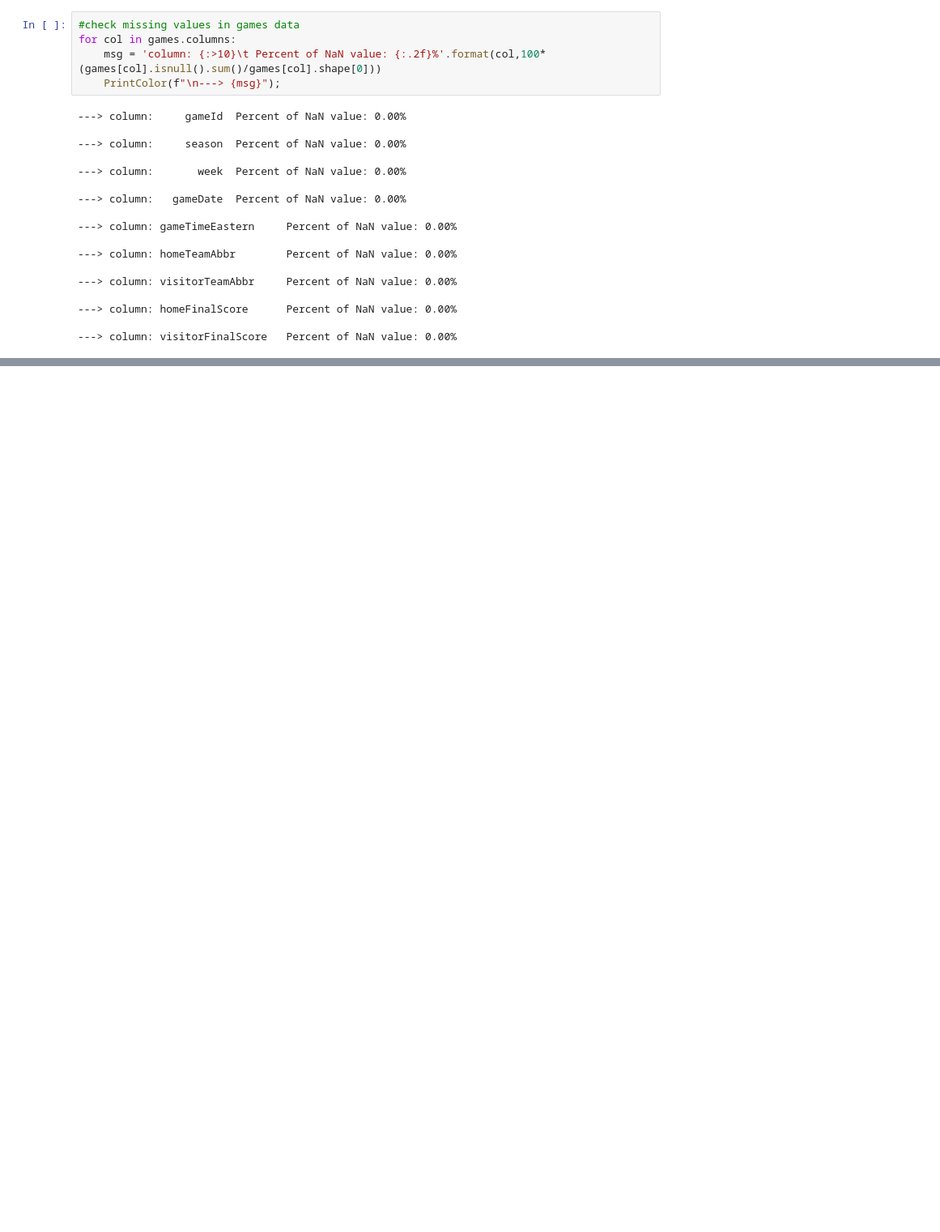
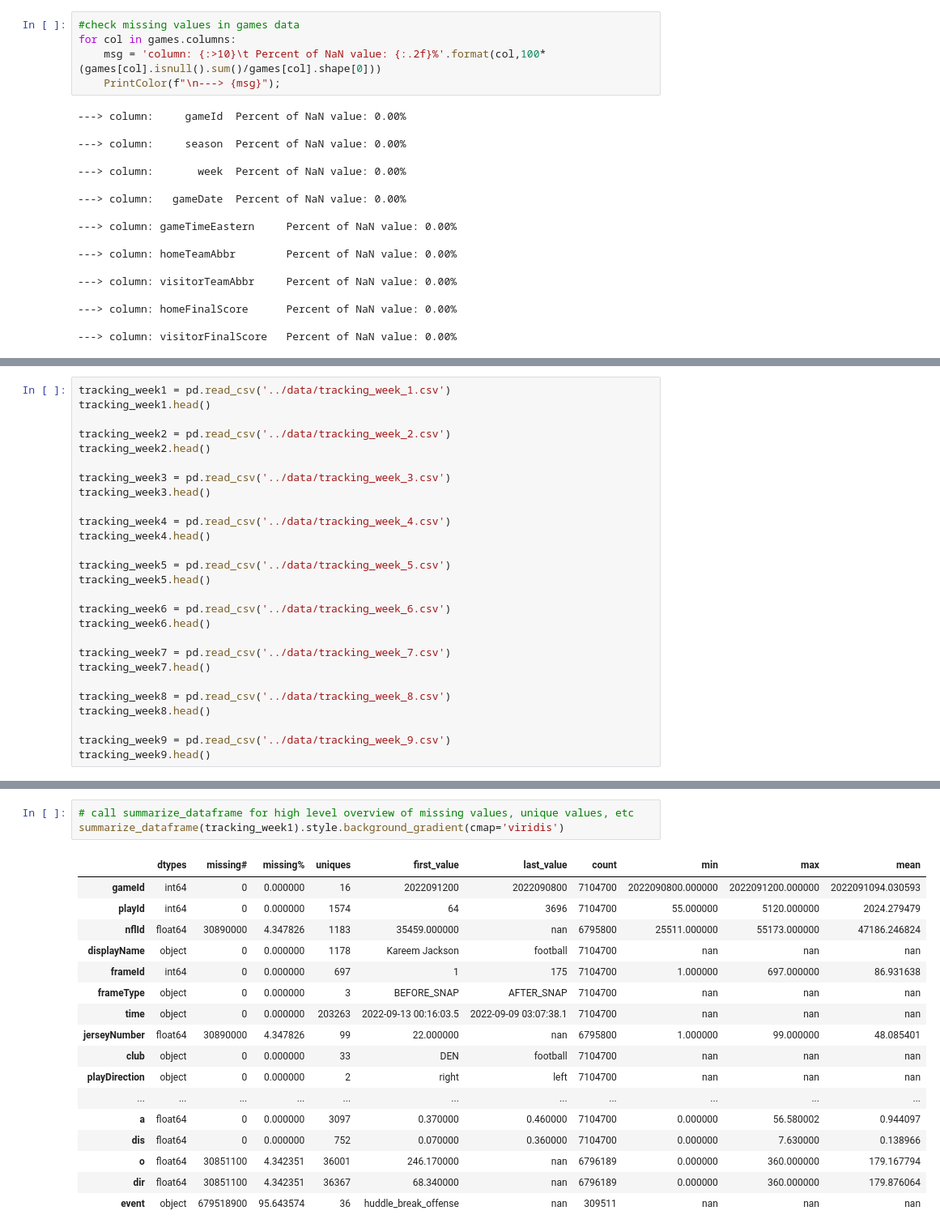
Before and after one commit to letriandrew/Anticipating-the-Defense, a Jupyter notebook: code/data_check.ipynb, the cells around one changed output, grey strips where cells are left out. Shown: that part at 81% size. Saved outputs shown, nothing was run; the diff lists cells and outputs as text; blank space fills up the shorter version.

```diff
--- a/code/data_check.ipynb
+++ b/code/data_check.ipynb
@@ -76,0 +179,27 @@ for col in games.columns:
+# %%
+tracking_week1 = pd.read_csv('../data/tracking_week_1.csv')
+tracking_week1.head()
+
+tracking_week2 = pd.read_csv('../data/tracking_week_2.csv')
+tracking_week2.head()
+
+tracking_week3 = pd.read_csv('../data/tracking_week_3.csv')
+tracking_week3.head()
+
+tracking_week4 = pd.read_csv('../data/tracking_week_4.csv')
+tracking_week4.head()
+
+tracking_week5 = pd.read_csv('../data/tracking_week_5.csv')
+tracking_week5.head()
+
+tracking_week6 = pd.read_csv('../data/tracking_week_6.csv')
+tracking_week6.head()
+
+tracking_week7 = pd.read_csv('../data/tracking_week_7.csv')
+tracking_week7.head()
+
+tracking_week8 = pd.read_csv('../data/tracking_week_8.csv')
+tracking_week8.head()
+
+tracking_week9 = pd.read_csv('../data/tracking_week_9.csv')
+tracking_week9.head()
@@ -76,0 +213,21 @@ for col in games.columns:
+# %%
+# call summarize_dataframe for high level overview of missing values, unique values, etc
+summarize_dataframe(tracking_week1).style.background_gradient(cmap='viridis')
+# %% [output]
+|  | dtypes | missing# | missing% | uniques | first_value | last_value | count | min | max | mean |
+| gameId | int64 | 0 | 0.000000 | 16 | 2022091200 | 2022090800 | 7104700 | 2022090800.000000 | 2022091200.000000 | 2022091094.030593 |
+| playId | int64 | 0 | 0.000000 | 1574 | 64 | 3696 | 7104700 | 55.000000 | 5120.000000 | 2024.279479 |
+| nflId | float64 | 30890000 | 4.347826 | 1183 | 35459.000000 | nan | 6795800 | 25511.000000 | 55173.000000 | 47186.246824 |
+| displayName | object | 0 | 0.000000 | 1178 | Kareem Jackson | football | 7104700 | nan | nan | nan |
+| frameId | int64 | 0 | 0.000000 | 697 | 1 | 175 | 7104700 | 1.000000 | 697.000000 | 86.931638 |
+| frameType | object | 0 | 0.000000 | 3 | BEFORE_SNAP | AFTER_SNAP | 7104700 | nan | nan | nan |
+| time | object | 0 | 0.000000 | 203263 | 2022-09-13 00:16:03.5 | 2022-09-09 03:07:38.1 | 7104700 | nan | nan | nan |
+| jerseyNumber | float64 | 30890000 | 4.347826 | 99 | 22.000000 | nan | 6795800 | 1.000000 | 99.000000 | 48.085401 |
+| club | object | 0 | 0.000000 | 33 | DEN | football | 7104700 | nan | nan | nan |
+| playDirection | object | 0 | 0.000000 | 2 | right | left | 7104700 | nan | nan | nan |
+| ... | ... | ... | ... | ... | ... | ... | ... | ... | ... | ... |
+| a | float64 | 0 | 0.000000 | 3097 | 0.370000 | 0.460000 | 7104700 | 0.000000 | 56.580002 | 0.944097 |
+| dis | float64 | 0 | 0.000000 | 752 | 0.070000 | 0.360000 | 7104700 | 0.000000 | 7.630000 | 0.138966 |
+| o | float64 | 30851100 | 4.342351 | 36001 | 246.170000 | nan | 6796189 | 0.000000 | 360.000000 | 179.167794 |
+| dir | float64 | 30851100 | 4.342351 | 36367 | 68.340000 | nan | 6796189 | 0.000000 | 360.000000 | 179.876064 |
+| event | object | 679518900 | 95.643574 | 36 | huddle_break_offense | nan | 309511 | nan | nan | nan |
```
Also changed, not shown: parts of 19 cells of this notebook, 4 other files.
